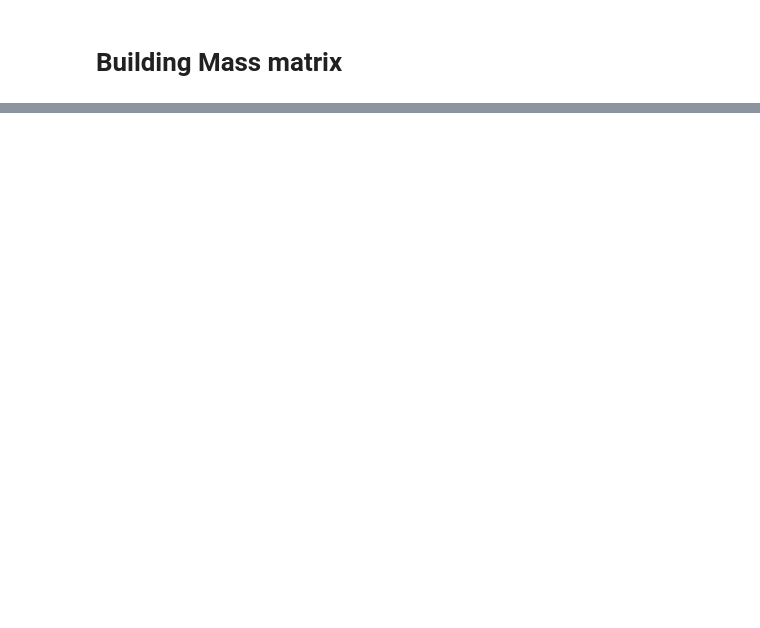
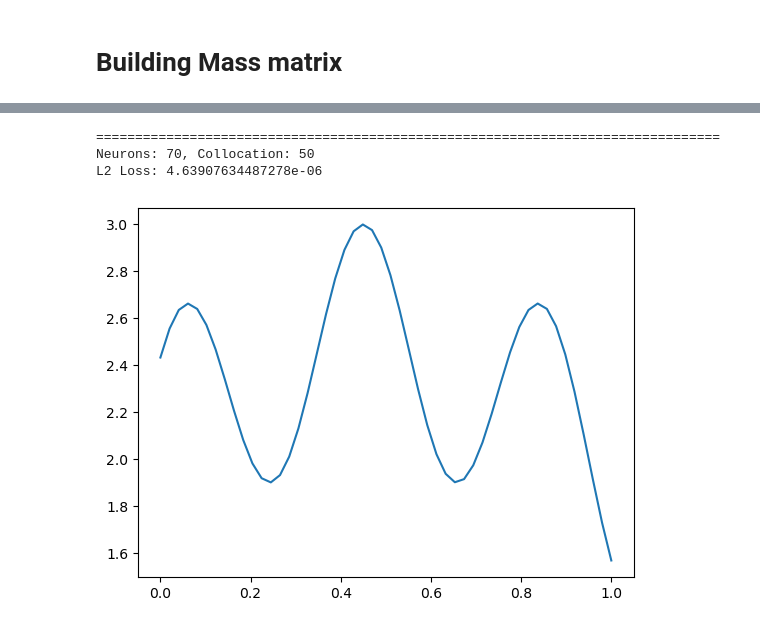
Before and after one commit to strathanderson/Function_approximation, a Jupyter notebook: Finite_Neuron_Method.ipynb, the cells around one changed output, grey strips where cells are left out. Cells and saved outputs as stored; diff of their text form; code cells hidden in the pictures; blank space fills up the shorter version.

```diff
--- a/Finite_Neuron_Method.ipynb
+++ b/Finite_Neuron_Method.ipynb
@@ -247,12 +250,12 @@ def print_loss_by_R(loss_values):
                 if act_func_name == activation_func_name:
                     print(f"  # of Collocation points: {collocation}, # of Neurons: {neuron}, Loss: {loss:.10e}")
 # %%
-collocation = 100
-neurons = 50
+collocation = 50
+neurons = 25
 sigma = sin_function
 x = np.linspace(0,1,collocation)
-weights = np.random.uniform(-1,1,neurons)
-biases = np.random.uniform(-1,1,neurons)
+weights = np.random.uniform(-5,5,neurons)
+biases = np.random.uniform(-5,5,neurons)
 test = evaluate_func_approx(x,f, weights, biases, sigma, neurons, collocation,verbose=True)
 # %% [output]
 ====================
@@ -433,10 +409,31 @@ def mass_matrix(func,sigma, weights, biases, neurons):
             M[i, j] = quad(func, 0, 1, args=(weights, biases,i,j,sigma), limit=1000)[0]
 
     return M
+# %%
+import matplotlib.pyplot as plt
+def create_linear_system(x, neurons, collocation, weights, biases, sigma, f):
+
+    M = mass_matrix(double_neural_net,sigma, weights, biases, neurons)
+    b = b_matrix(b_neural_net,sigma,weights, biases,f,neurons).squeeze()
+    a = np.linalg.solve(M,b)
+    u = u_nn(x,weights,biases,sigma,collocation,neurons,a)
+
+    loss = l2_loss(f(x), u)
+    print("="*80)
+    print(f"Neurons: {neurons}, Collocation: {collocation}")
+    print("L2 Loss:", loss)
+
+
+    plt.plot(x, u, label=f'u(x), neurons={neurons}, collocation={collocation}')
+    plt.legend()
+
+    return M, b, a, u, loss
 # %%
-neurons = 10
+neurons = 70
+collocation = 50
+x = np.linspace(0,1,collocation)
 R = 10
 weights = np.random.uniform(-R,R,neurons)
 biases = np.random.uniform(-R,R,neurons)
-sigma = tanh
+sigma = second_derivative_tanh
 M = mass_matrix(double_neural_net,sigma, weights, biases, neurons)
@@ -454,4 +439,0 @@ a = np.linalg.solve(M,b)
-# %%
-collocation = 100
-x = np.linspace(0,1,collocation)
-u = u_nn(x,weights,biases,sin_function,collocation,neurons,a)
@@ -462,0 +440,7 @@ L2 Loss: 41210325357564.1
+# %%
+M, b, a, u ,loss= create_linear_system(x, neurons, collocation, weights, biases, sigma, f)
+# %% [output]
+================================================================================
+Neurons: 70, Collocation: 50
+L2 Loss: 4.63907634487278e-06
+[figure, added]
```
Also changed, not shown: parts of 17 cells of this notebook, 10 other files.
